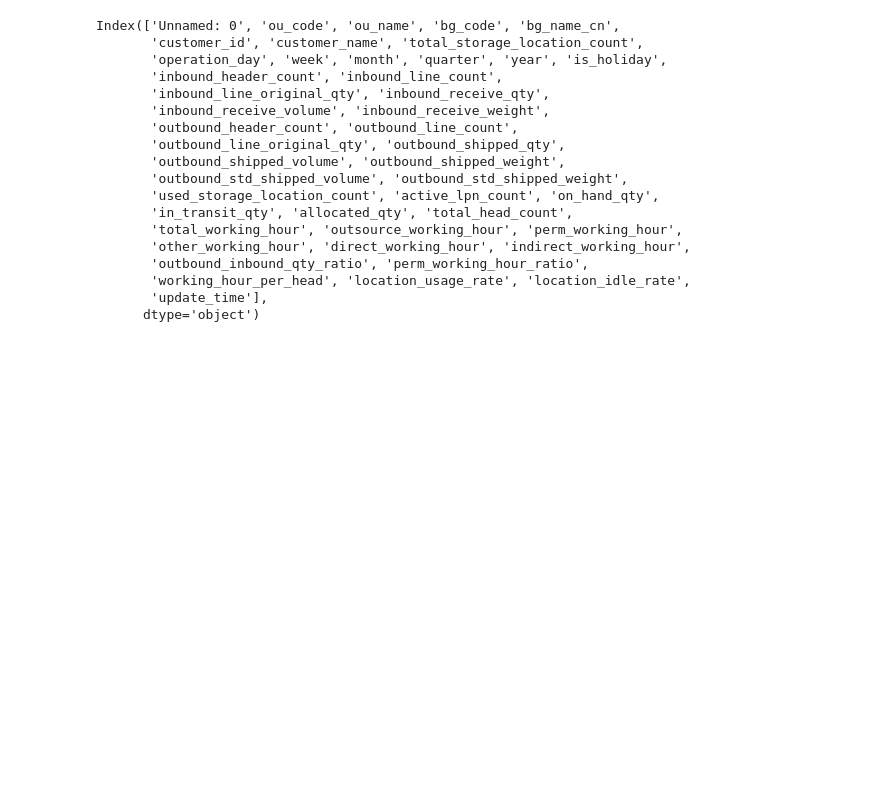
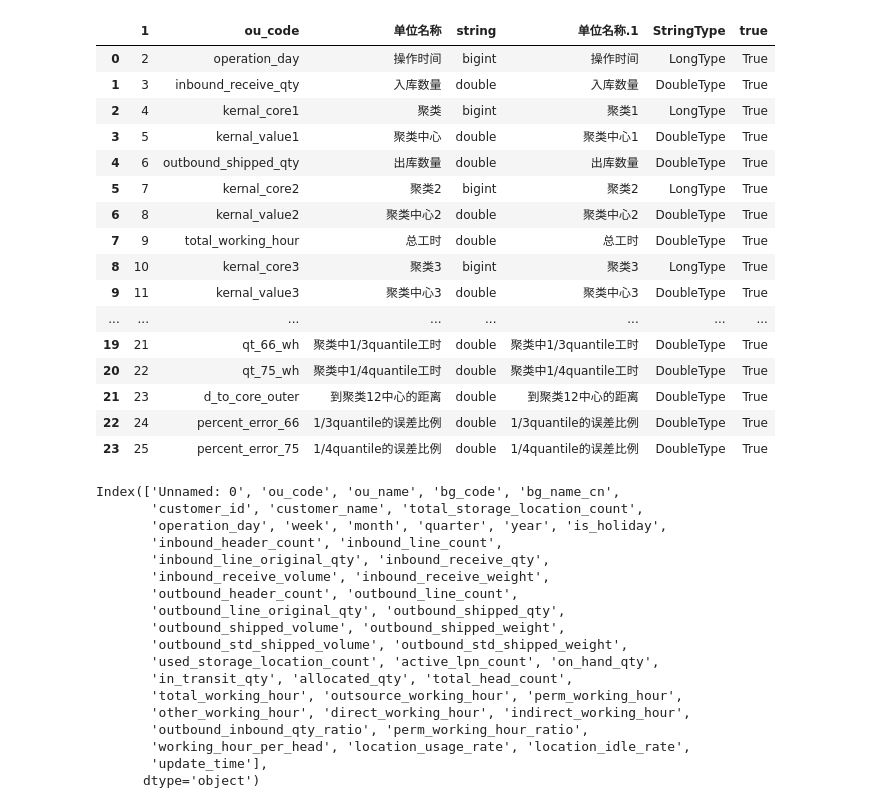
Before and after one commit to fyenne/play1, a Jupyter notebook: play1.ipynb, the cells around one changed output. Drawn from its saved outputs; the diff is of its cells as text; code cells hidden in the pictures; blank space fills up the shorter version.

```diff
--- a/play1.ipynb
+++ b/play1.ipynb
@@ -15,0 +19,4 @@ os.getcwd()
+# %%
+bdp_data = pd.read_clipboard()
+# %%
+pydata = pd.read_clipboard()
@@ -16,3 +43,23 @@ os.getcwd()
+# %%
+bdp_data.merge(pydata, on ='ou_code').dropna(axis = 1)
+# %% [output]
+|  | 1 | ou_code | 单位名称 | string | 单位名称.1 | StringType | true |
+| 0 | 2 | operation_day | 操作时间 | bigint | 操作时间 | LongType | True |
+| 1 | 3 | inbound_receive_qty | 入库数量 | double | 入库数量 | DoubleType | True |
+| 2 | 4 | kernal_core1 | 聚类 | bigint | 聚类1 | LongType | True |
+| 3 | 5 | kernal_value1 | 聚类中心 | double | 聚类中心1 | DoubleType | True |
+| 4 | 6 | outbound_shipped_qty | 出库数量 | double | 出库数量 | DoubleType | True |
+| 5 | 7 | kernal_core2 | 聚类2 | bigint | 聚类2 | LongType | True |
+| 6 | 8 | kernal_value2 | 聚类中心2 | double | 聚类中心2 | DoubleType | True |
+| 7 | 9 | total_working_hour | 总工时 | double | 总工时 | DoubleType | True |
+| 8 | 10 | kernal_core3 | 聚类3 | bigint | 聚类3 | LongType | True |
+| 9 | 11 | kernal_value3 | 聚类中心3 | double | 聚类中心3 | DoubleType | True |
+| ... | ... | ... | ... | ... | ... | ... | ... |
+| 19 | 21 | qt_66_wh | 聚类中1/3quantile工时 | double | 聚类中1/3quantile工时 | DoubleType | True |
+| 20 | 22 | qt_75_wh | 聚类中1/4quantile工时 | double | 聚类中1/4quantile工时 | DoubleType | True |
+| 21 | 23 | d_to_core_outer | 到聚类12中心的距离 | double | 到聚类12中心的距离 | DoubleType | True |
+| 22 | 24 | percent_error_66 | 1/3quantile的误差比例 | double | 1/3quantile的误差比例 | DoubleType | True |
+| 23 | 25 | percent_error_75 | 1/4quantile的误差比例 | double | 1/4quantile的误差比例 | DoubleType | True |
 # %%
 df = pd.read_csv('./daily_kpi_all_810.csv')
 # df.dropna(axis = 1, inplace = True, how = 'all')
```
Also changed, not shown: parts of 11 cells of this notebook, 5 other files.
